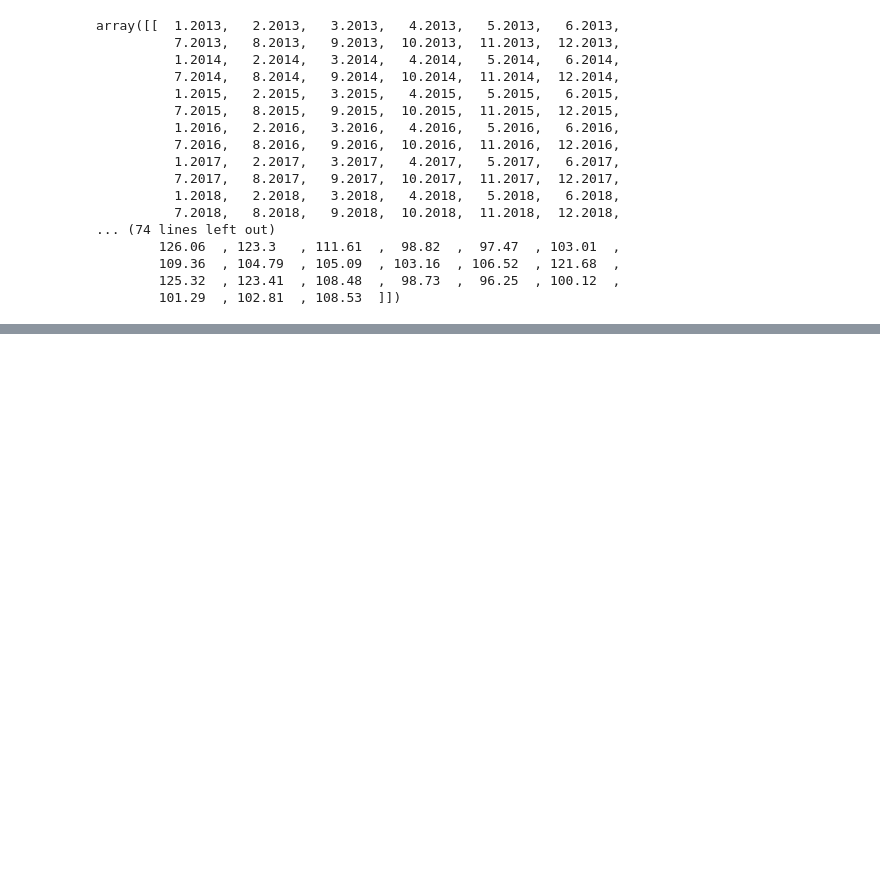
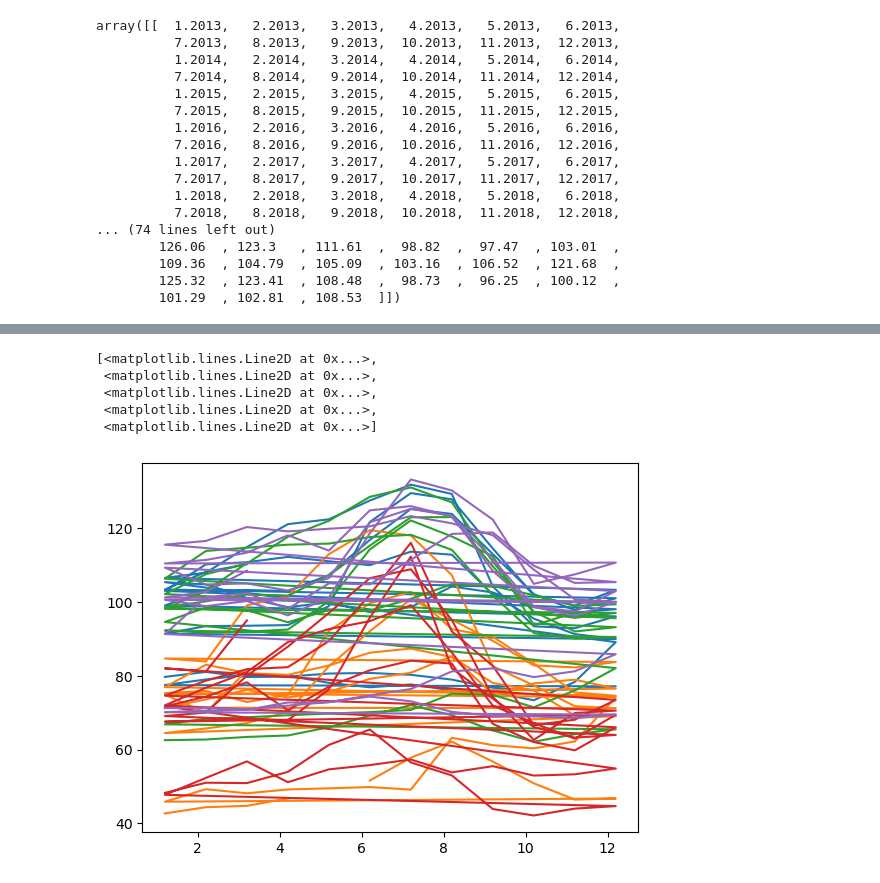
Before and after one commit to AbedNego130/numpy-practice, a Jupyter notebook: analisis-manzanas.ipynb, the cells around one changed output, grey strips where cells are left out. Cells and saved outputs as stored; diff of their text form; code cells hidden in the pictures; blank space fills up the shorter version.

```diff
--- a/analisis-manzanas.ipynb
+++ b/analisis-manzanas.ipynb
@@ -27,0 +42,2 @@ array([[  1.2013,   2.2013,   3.2013,   4.2013,   5.2013,   6.2013,
+# %%
+data_t = data.T
@@ -27,0 +61,3 @@ array([[  1.2013,   2.2013,   3.2013,   4.2013,   5.2013,   6.2013,
+# %%
+dates = data_t[:, 0]
+dates
@@ -27,0 +78,3 @@ array([[  1.2013,   2.2013,   3.2013,   4.2013,   5.2013,   6.2013,
+# %%
+prices = data_t[:, 1:]
+prices
@@ -27,0 +99,10 @@ array([[  1.2013,   2.2013,   3.2013,   4.2013,   5.2013,   6.2013,
+# %%
+import matplotlib.pyplot as plt
+plt.plot(dates, prices)
+# %% [output]
+[<matplotlib.lines.Line2D at 0x...>,
+ <matplotlib.lines.Line2D at 0x...>,
+ <matplotlib.lines.Line2D at 0x...>,
+ <matplotlib.lines.Line2D at 0x...>,
+ <matplotlib.lines.Line2D at 0x...>]
+[figure, added]
```
Also changed, not shown: parts of 58 cells of this notebook, 3 other files.
